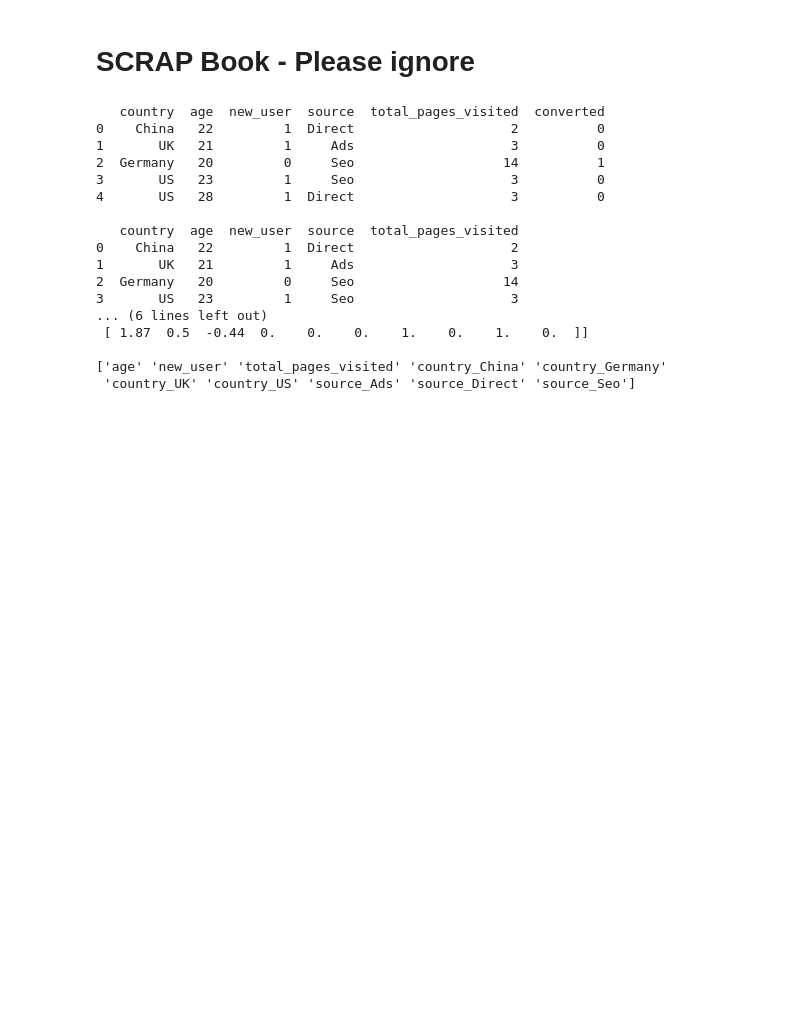
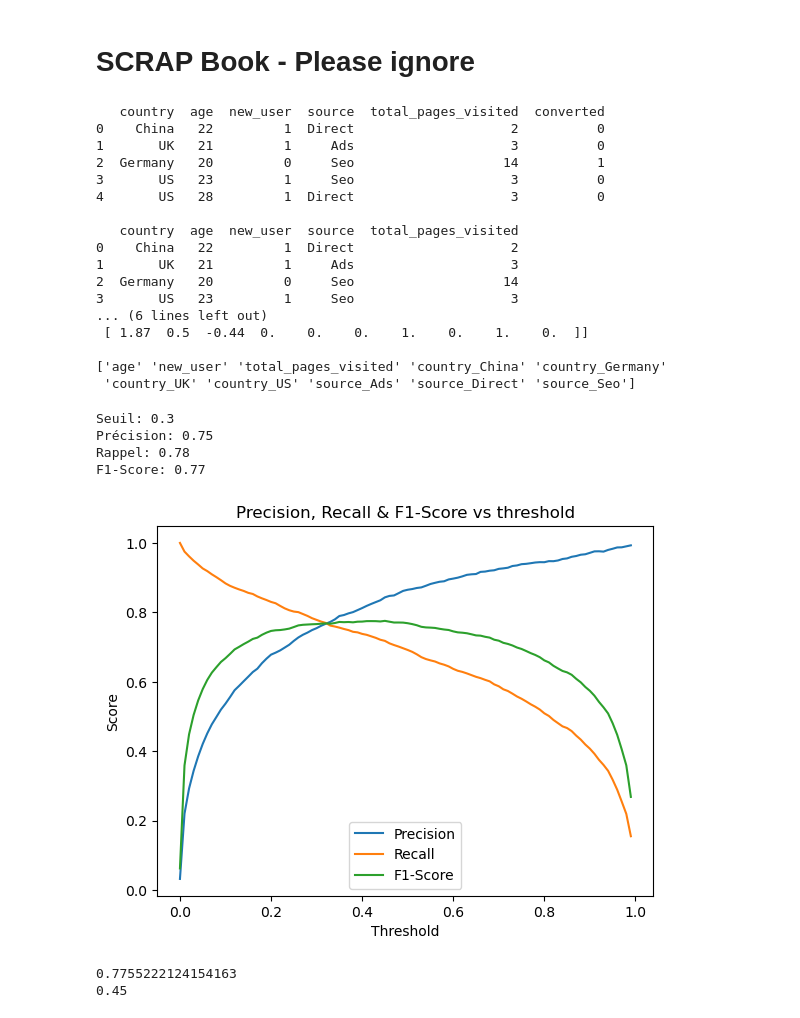
Before and after one commit to 40tude/02_Data-Science_Fullstack_march_2024, a Jupyter notebook: 05_supervised_ML/99_Project_Conversion_rate_challenge/03_conversion_rate_challenge_baseline.ipynb, the cells around one changed output. Drawn from its saved outputs; the diff is of its cells as text; code cells hidden in the pictures; blank space fills up the shorter version.

```diff
--- a/05_supervised_ML/99_Project_Conversion_rate_challenge/03_conversion_rate_challenge_baseline.ipynb
+++ b/05_supervised_ML/99_Project_Conversion_rate_challenge/03_conversion_rate_challenge_baseline.ipynb
@@ -315,0 +547,56 @@ print(all_feature_names)
+# %%
+def predict_with_threshold(probs, threshold):
+    return (probs >= threshold).astype(int)
+
+
+y_prob = best_estimator.predict_proba(X_test)[:, 1]
+threshold = 0.3
+y_pred = predict_with_threshold(y_prob, threshold)
+
+precision = precision_score(y_test, y_pred)
+recall = recall_score(y_test, y_pred)
+f1 = f1_score(y_test, y_pred)
+
+print(f"Seuil: {threshold}")
+print(f"Précision: {precision:.2f}")
+print(f"Rappel: {recall:.2f}")
+print(f"F1-Score: {f1:.2f}")
+# %% [output]
+Seuil: 0.3
+Précision: 0.75
+Rappel: 0.78
+F1-Score: 0.77
+# %%
+import numpy as np
+import matplotlib.pyplot as plt
+
+# Gamme de seuils à tester
+thresholds = np.arange(0.0, 1.0, 0.01)
+precisions = []
+recalls = []
+f1_scores = []
+
+for threshold in thresholds:
+    y_pred = predict_with_threshold(y_prob, threshold)
+    precisions.append(precision_score(y_test, y_pred))
+    recalls.append(recall_score(y_test, y_pred))
+    f1_scores.append(f1_score(y_test, y_pred))
+
+# Tracer les métriques en fonction du seuil
+plt.plot(thresholds, precisions, label="Precision")
+plt.plot(thresholds, recalls, label="Recall")
+plt.plot(thresholds, f1_scores, label="F1-Score")
+plt.xlabel("Threshold")
+plt.ylabel("Score")
+plt.legend()
+plt.title("Precision, Recall & F1-Score vs threshold")
+plt.show()
+# %% [output]
+[figure, added]
+# %%
+print(max(f1_scores))
+max_index = f1_scores.index(max(f1_scores))
+print(thresholds[max_index])
+# %% [output]
+0.7755222124154163
+0.45
```
Also changed, not shown: parts of 13 cells of this notebook, 9 other files.
